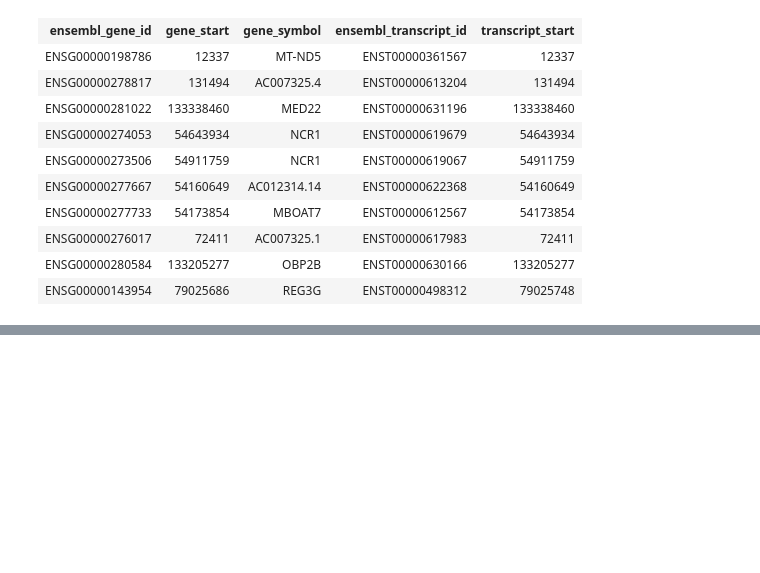
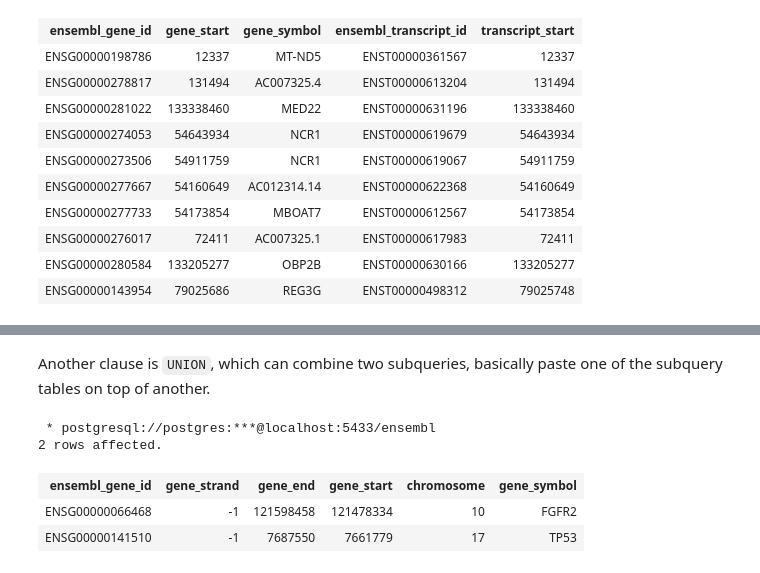
Before and after one commit to laderast/BMI535slides, a Jupyter notebook: Intro-to-SQL.ipynb, the cells around one changed output, grey strips where cells are left out. Saved outputs shown, nothing was run; the diff lists cells and outputs as text; code cells hidden in the pictures; blank space fills up the shorter version.

```diff
--- a/Intro-to-SQL.ipynb
+++ b/Intro-to-SQL.ipynb
@@ -290,0 +503,13 @@ However, if there is a column we query a lot, we can create **index** for it.
+# %% [markdown]
+Another clause is `UNION`, which can combine two subqueries, basically paste one of the subquery tables on top of another.
+# %%
+%%sql
+    (SELECT * FROM gene WHERE gene_symbol = 'TP53')
+    UNION
+    (SELECT* FROM gene WHERE gene_symbol = 'FGFR2')
+# %% [output]
+ * postgresql://postgres:***@localhost:5433/ensembl
+2 rows affected.
+| ensembl_gene_id | gene_strand | gene_end | gene_start | chromosome | gene_symbol |
+| ENSG00000066468 | -1 | 121598458 | 121478334 | 10 | FGFR2 |
+| ENSG00000141510 | -1 | 7687550 | 7661779 | 17 | TP53 |
```
Also changed, not shown: parts of 40 cells of this notebook, 1 other file.
